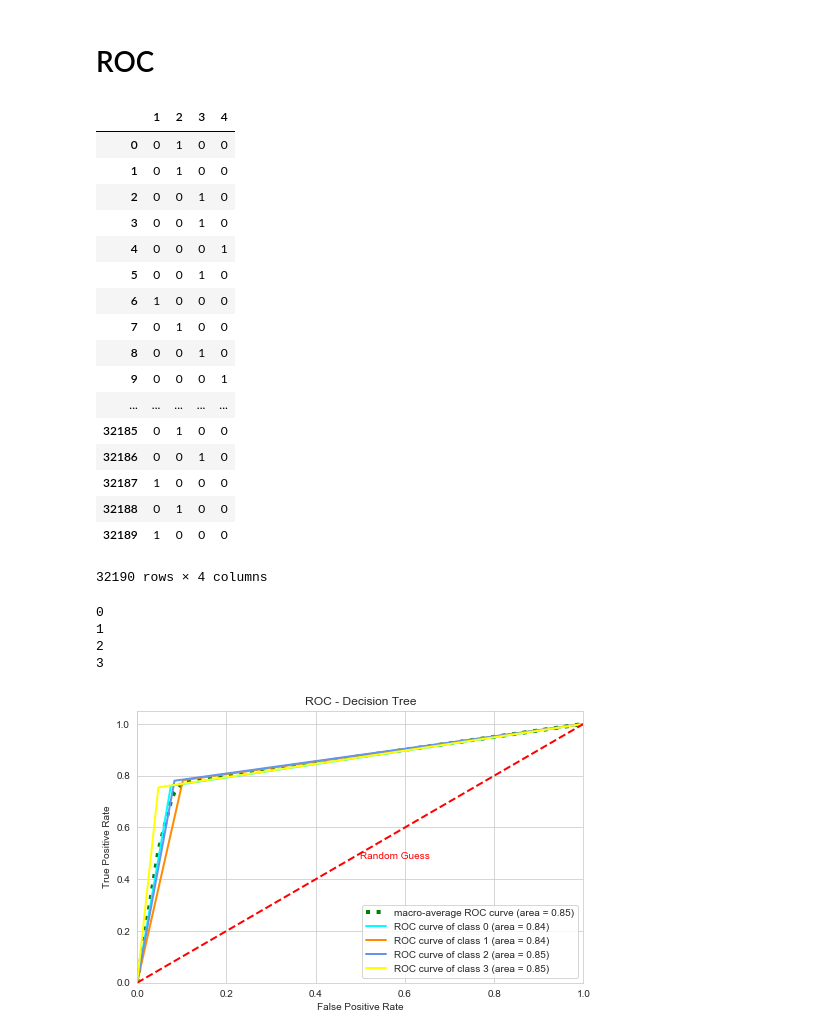
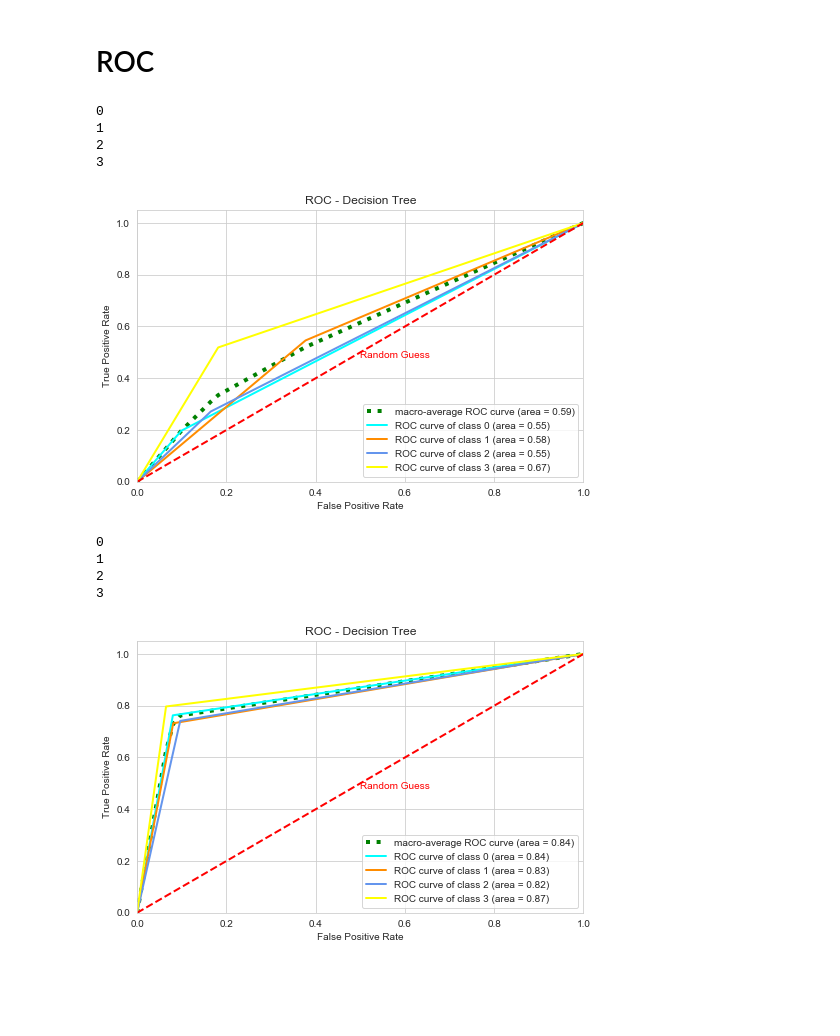
Before and after one commit to EliadProject/Hotels-Data-Science, a Jupyter notebook: FinalProject.ipynb, the cells around one changed output. Saved outputs shown, nothing was run; the diff lists cells and outputs as text; code cells hidden in the pictures; blank space fills up the shorter version.

```diff
--- a/FinalProject.ipynb
+++ b/FinalProject.ipynb
@@ -110,13 +110,27 @@ pred_df.head()
 # %%
 from sklearn.preprocessing import LabelEncoder
 
+#we found that there is a problem of imbalnce classes so, we decided to take only part of data of each class , in the same size
+#in that aprouch we make a sugnificent improvement from 33% accuracy in navie base to 38%.
+ShouldShowClassBalancing=True;
 
-duplicateClass4=pred_df[pred_df['Discount Code']==4].head(0)
-duplicateClass4=duplicateClass4.append(pred_df)
+Class1=""
+if ShouldShowClassBalancing:
+    Class4=pred_df[pred_df['Discount Code']==4].head(10000)
+    Class3=pred_df[pred_df['Discount Code']==3].head(10000)
+    Class2=pred_df[pred_df['Discount Code']==2].head(10000)
+    Class1=pred_df[pred_df['Discount Code']==1].head(10000)
+    Class1=Class1.append(Class2)
+    Class1=Class1.append(Class3)
+    Class1=Class1.append(Class4)
+else:
+    Class1=pred_df.copy();
 
-pred_df=duplicateClass4.copy()
 
-pred_categorized_df=duplicateClass4.copy()
+
+pred_df=Class1.copy()
+
+pred_categorized_df=Class1.copy()
 
 le=LabelEncoder()
 
@@ -126,10 +140,10 @@ pred_categorized_df["HotelName"]=le.fit_transform(pred_categorized_df["Hotel Nam
 pred_categorized_df["SnapshotDate"]=le.fit_transform(pred_categorized_df["Snapshot Date"])
 pred_categorized_df["DayDiff"] = [t.days for t in pred_categorized_df["DayDiff"]] # convert timedelta to days
 
-print(pred_categorized_df[pred_categorized_df["Discount Code"]==1])
-print(pred_categorized_df[pred_categorized_df["Discount Code"]==2])
-print(pred_categorized_df[pred_categorized_df["Discount Code"]==3])
-print(pred_categorized_df[pred_categorized_df["Discount Code"]==4])
+#print(pred_categorized_df[pred_categorized_df["Discount Code"]==1])
+#print(pred_categorized_df[pred_categorized_df["Discount Code"]==2])
+#print(pred_categorized_df[pred_categorized_df["Discount Code"]==3])
+#print(pred_categorized_df[pred_categorized_df["Discount Code"]==4])
 
 # remove target column "Discount Code" from data frame used for learning.
 pred_categorized_df.drop(labels=["Discount Code","Checkin Date","Snapshot Date","Hotel Name"],axis=1, inplace=True)
@@ -375,7 +364,7 @@ FN for classes:
 # %%
 from sklearn import tree
 
-clf = tree.DecisionTreeClassifier()
+clf = tree.DecisionTreeClassifier(criterion ="entropy")#,max_depth=3)
 
 #Train the model using the training sets
 clf.fit(X_train, y_train)
@@ -492,37 +491,17 @@ FN for classes:
 # %% [markdown]
 # ROC
 # %%
-pd.get_dummies(y_pred3)
+#pd.get_dummies(y_pred3)
-# %% [output]
-|  | 1 | 2 | 3 | 4 |
-| 0 | 0 | 1 | 0 | 0 |
-| 1 | 0 | 1 | 0 | 0 |
-| 2 | 0 | 0 | 1 | 0 |
-| 3 | 0 | 0 | 1 | 0 |
-| 4 | 0 | 0 | 0 | 1 |
-| 5 | 0 | 0 | 1 | 0 |
-| 6 | 1 | 0 | 0 | 0 |
-| 7 | 0 | 1 | 0 | 0 |
-| 8 | 0 | 0 | 1 | 0 |
-| 9 | 0 | 0 | 0 | 1 |
-| ... | ... | ... | ... | ... |
-| 32185 | 0 | 1 | 0 | 0 |
-| 32186 | 0 | 0 | 1 | 0 |
-| 32187 | 1 | 0 | 0 | 0 |
-| 32188 | 0 | 1 | 0 | 0 |
-| 32189 | 1 | 0 | 0 | 0 |
-32190 rows × 4 columns
 # %%
 import matplotlib.pyplot as plt
 from sklearn.metrics import roc_curve,auc
 from scipy import interp
 %matplotlib inline
 
-def PlotRoc(classifier_type, pred):
+def PlotRoc(classifier_type, pred,n_classes):
     fpr = dict()
     tpr = dict()
     roc_auc = dict()
-    n_classes=4
 
     for i in range(n_classes):
         print(i)
@@ -543,37 +522,44 @@ def PlotRoc(classifier_type, pred):
     roc_auc["macro"] = auc(fpr["macro"], tpr["macro"])
 
     lw=2
     plt.figure(figsize=(8,5))
     plt.plot(fpr["macro"], tpr["macro"],
              label='macro-average ROC curve (area = {0:0.2f})'
                    ''.format(roc_auc["macro"]),
              color='green', linestyle=':', linewidth=4)
 
     colors = ['aqua', 'darkorange', 'cornflowerblue', 'yellow']
     for i, color in zip(range(n_classes), colors):
         plt.plot(fpr[i], tpr[i], color=color, lw=lw,
                  label='ROC curve of class {0} (area = {1:0.2f})'
                  ''.format(i, roc_auc[i]))
 
     plt.plot([0, 1], [0, 1], 'k--',color='red', lw=lw)
     plt.xlim([0.0, 1.0])
     plt.ylim([0.0, 1.05])
     plt.annotate('Random Guess',(.5,.48),color='red')
     plt.xlabel('False Positive Rate')
     plt.ylabel('True Positive Rate')
     plt.title('ROC - Decision Tree')
     plt.legend(loc="lower right")
     plt.show()
 
-
-#PlotRoc("Naive Bayes", y_pred2)
-PlotRoc("Decision Tree", y_pred3)
+if ShouldShowClassBalancing:
+    PlotRoc("Naive Bayes", y_pred2,4)
+else:
+    PlotRoc("Naive Bayes", y_pred2,3)
+PlotRoc("Decision Tree", y_pred3,4)
 # %% [output]
 0
 1
 2
 3
-[figure, old version]
+[figure, new version]
+0
+1
+2
+3
+[figure, added]
 # %% [markdown]
 # Result Explanation:
 <div>1.we see that naive bayes accuracy result is 34% aproximettly</div>
```
Also changed, not shown: parts of 17 cells of this notebook, 1 other file.
